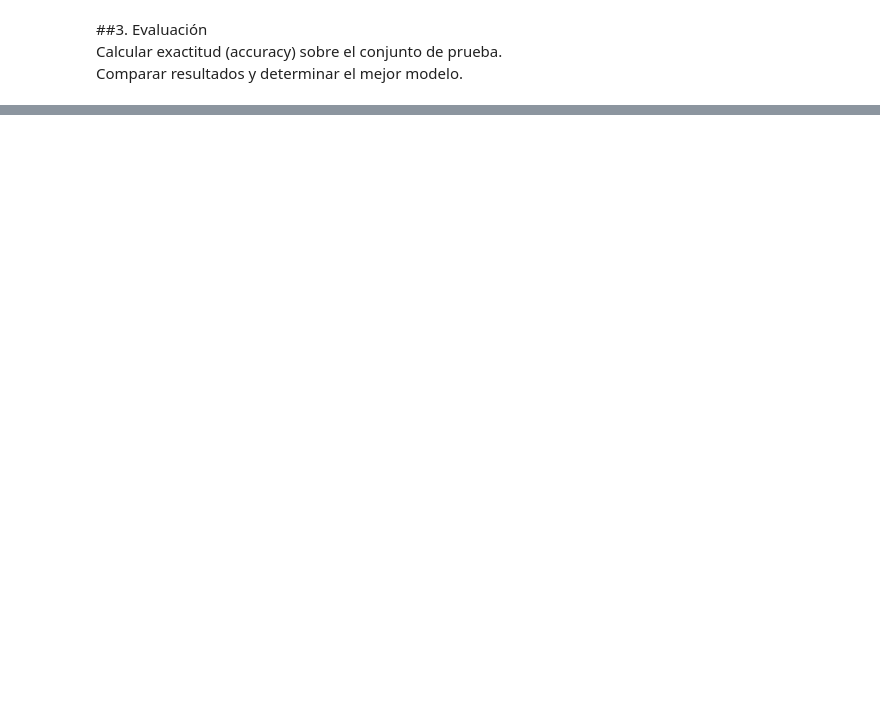
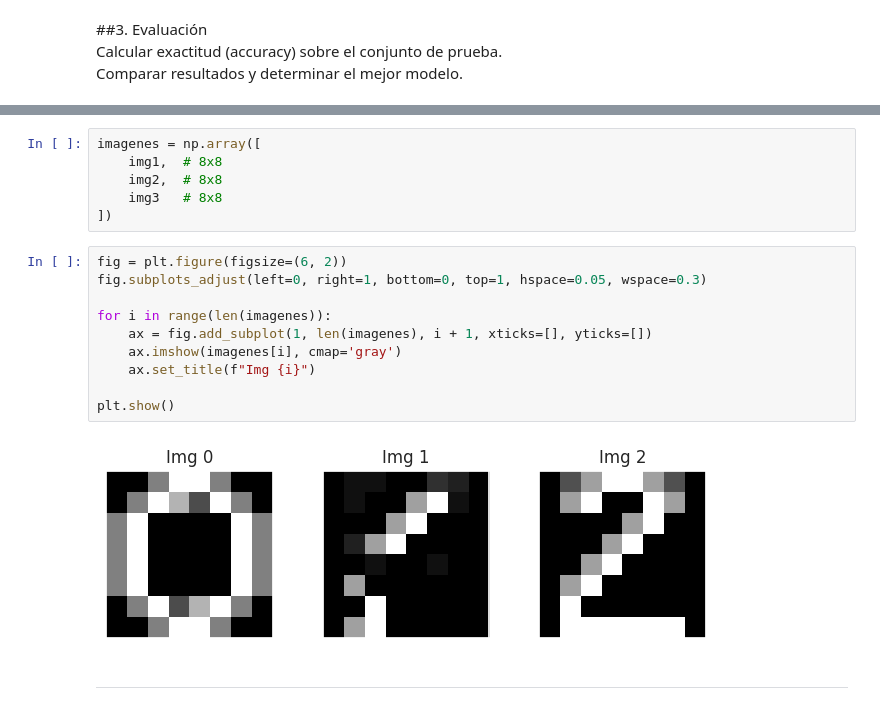
Before and after one commit to m-ony/mineria-de-datos, a Jupyter notebook: Clasificación_de_Dígitos_Manuscritos.ipynb, the cells around one changed output, grey strips where cells are left out. Drawn from its saved outputs; the diff is of its cells as text; blank space fills up the shorter version.

```diff
--- a/Clasificación_de_Dígitos_Manuscritos.ipynb
+++ b/Clasificación_de_Dígitos_Manuscritos.ipynb
@@ -113,0 +156,22 @@ acc_svm = accuracy_score(ytest, y_pred_svm)
+# %%
+imagenes = np.array([
+    img1,  # 8x8
+    img2,  # 8x8
+    img3   # 8x8
+])
+# %%
+fig = plt.figure(figsize=(6, 2))
+fig.subplots_adjust(left=0, right=1, bottom=0, top=1, hspace=0.05, wspace=0.3)
+
+for i in range(len(imagenes)):
+    ax = fig.add_subplot(1, len(imagenes), i + 1, xticks=[], yticks=[])
+    ax.imshow(imagenes[i], cmap='gray')
+    ax.set_title(f"Img {i}")
+
+plt.show()
+# %% [output]
+[figure, added]
+# %% [markdown]
+
+
+---
```
Also changed, not shown: parts of 7 cells of this notebook.
